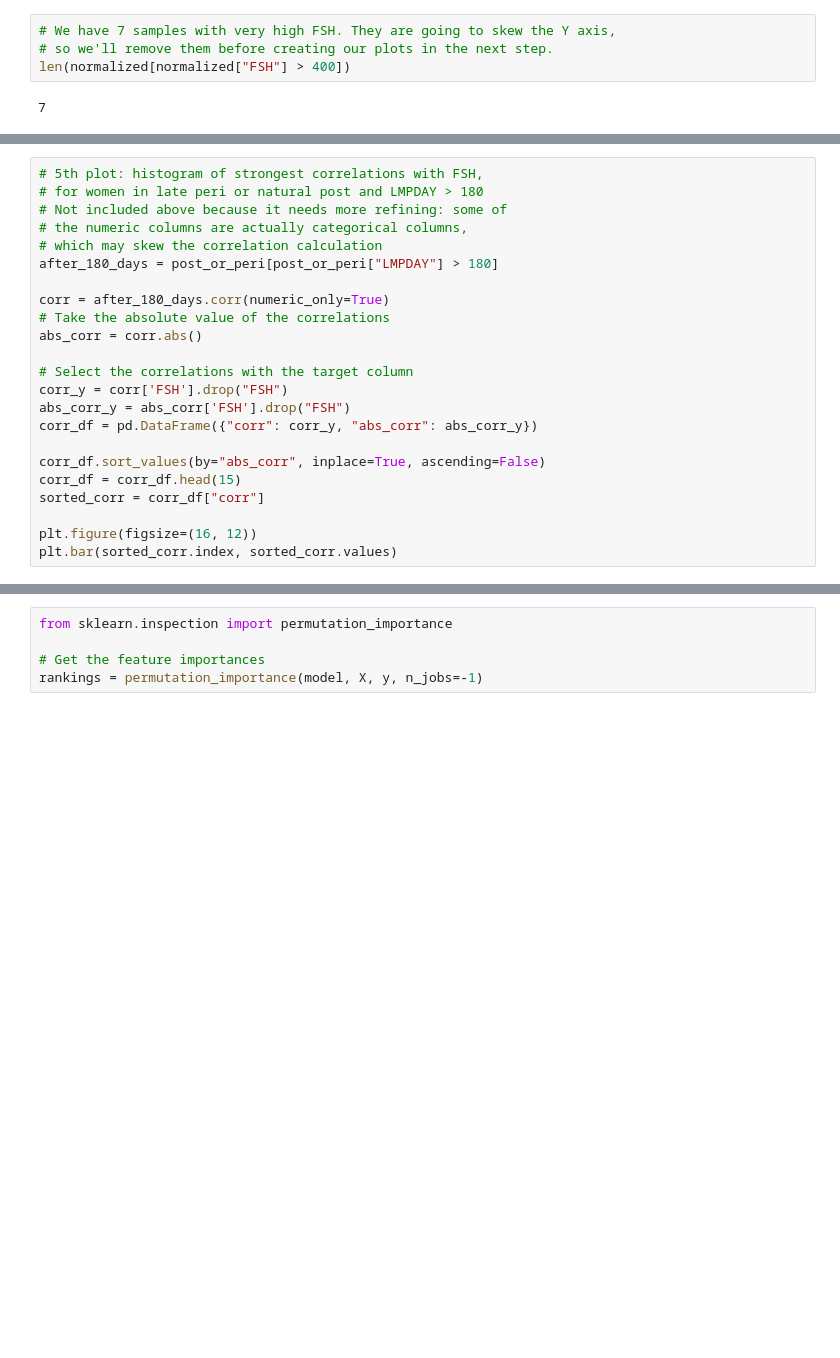
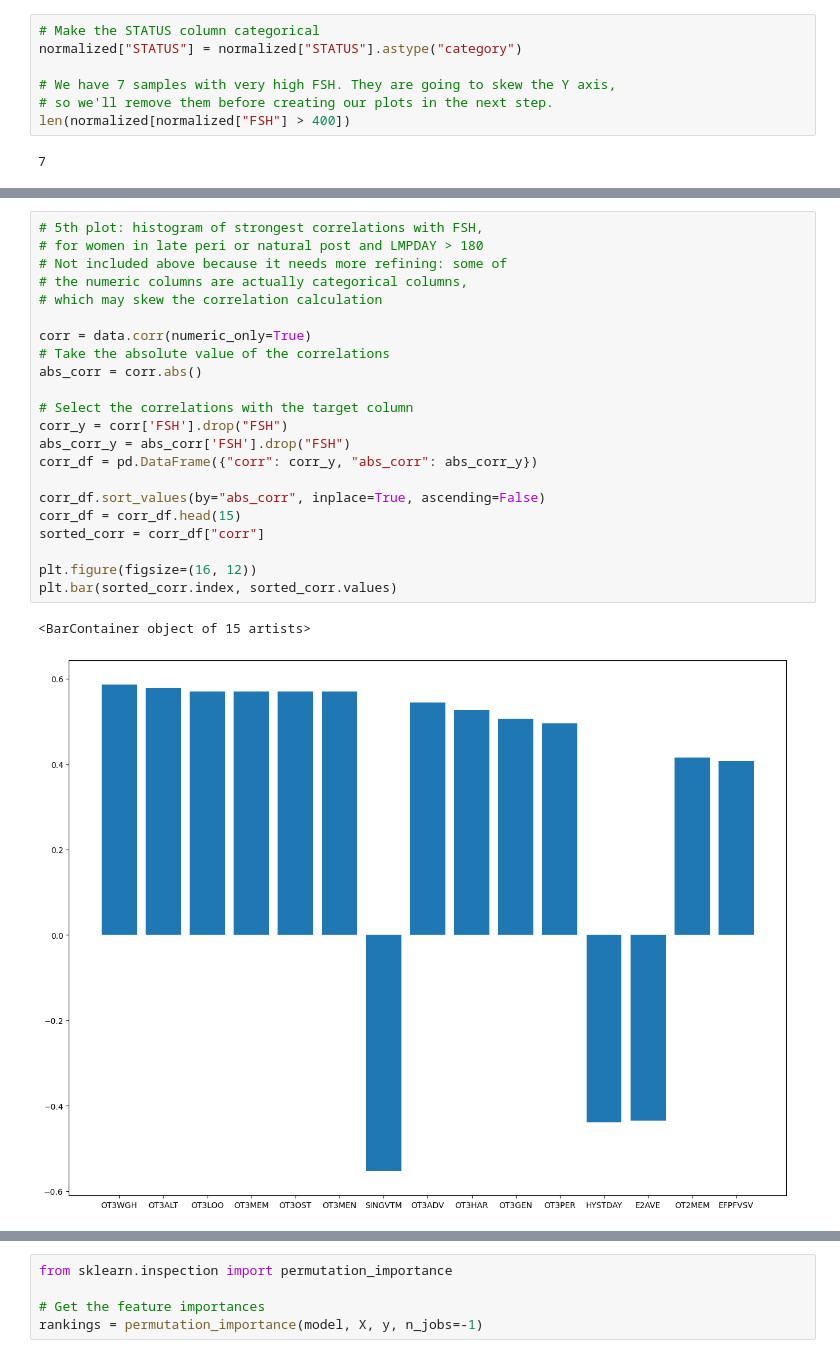
Before and after one commit to erwinkn/swan-study, a Jupyter notebook: analysis.ipynb, the cells around one changed output, grey strips where cells are left out. Drawn from its saved outputs; the diff is of its cells as text; blank space fills up the shorter version.

```diff
--- a/analysis.ipynb
+++ b/analysis.ipynb
@@ -67,4 +50,7 @@ Dataset 10 has column OT3ALT10
 # %%
+# Make the STATUS column categorical
+normalized["STATUS"] = normalized["STATUS"].astype("category")
+
 # We have 7 samples with very high FSH. They are going to skew the Y axis,
 # so we'll remove them before creating our plots in the next step.
 len(normalized[normalized["FSH"] > 400])
@@ -170,26 +176,28 @@ percentage: 0.0922279792746114
 # %%
 # 5th plot: histogram of strongest correlations with FSH,
 # for women in late peri or natural post and LMPDAY > 180
 # Not included above because it needs more refining: some of
 # the numeric columns are actually categorical columns,
 # which may skew the correlation calculation
-after_180_days = post_or_peri[post_or_peri["LMPDAY"] > 180]
 
-corr = after_180_days.corr(numeric_only=True)
+corr = data.corr(numeric_only=True)
 # Take the absolute value of the correlations
 abs_corr = corr.abs()
 
 # Select the correlations with the target column
 corr_y = corr['FSH'].drop("FSH")
 abs_corr_y = abs_corr['FSH'].drop("FSH")
 corr_df = pd.DataFrame({"corr": corr_y, "abs_corr": abs_corr_y})
 
 corr_df.sort_values(by="abs_corr", inplace=True, ascending=False)
 corr_df = corr_df.head(15)
 sorted_corr = corr_df["corr"]
 
 plt.figure(figsize=(16, 12))
 plt.bar(sorted_corr.index, sorted_corr.values)
+# %% [output]
+<BarContainer object of 15 artists>
+[figure, added]
 # %%
 # A rather unsuccessful attempt at training a model to predict FSH levels,
 # to then rank the input features according to their importance.
```
Also changed, not shown: parts of 4 cells of this notebook.
